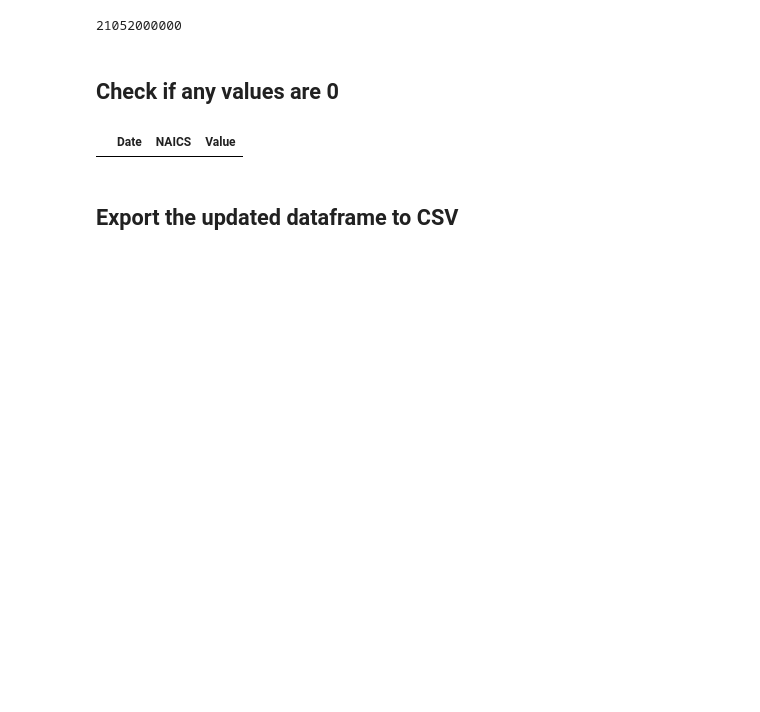
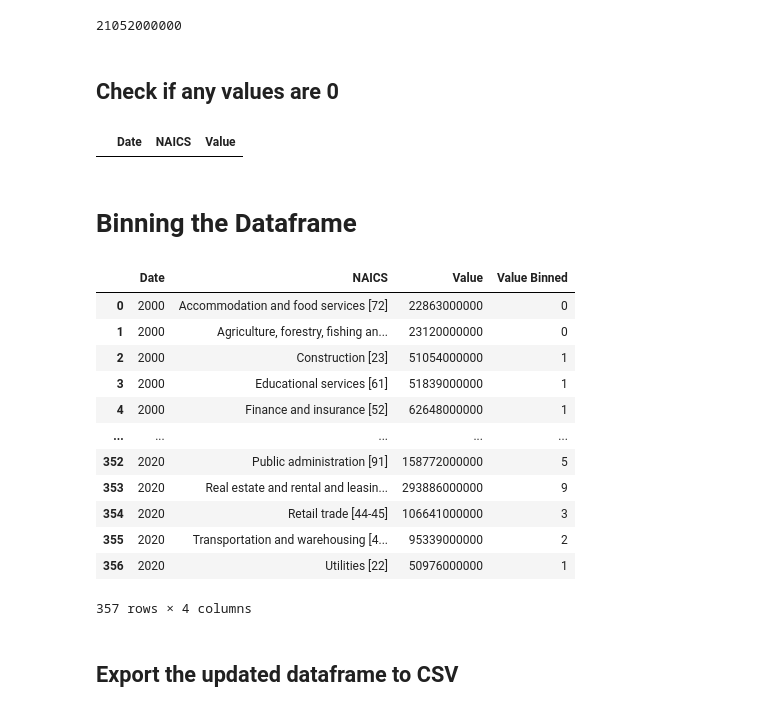
Before and after one commit to KhaledElbasiouni/CSI4142-Project, a Jupyter notebook: data-staging-gdp.ipynb, the cells around one changed output. Cells and saved outputs as stored; diff of their text form; code cells hidden in the pictures; blank space fills up the shorter version.

Commit message:
Bin value attributes for GDP df

```diff
--- a/data-staging-gdp.ipynb
+++ b/data-staging-gdp.ipynb
@@ -251,6 +251,26 @@ df_grouped['Value'].min()
 df_grouped[df_grouped['Value'] == 0]
 # %% [output]
 |  | Date | NAICS | Value |
+# %% [markdown]
+# Binning the Dataframe
+# %%
+bin_edges = pd.cut(df_grouped['Value'], bins=10, retbins=True)[1]
+df_grouped['Value Binned'] = pd.cut(df_grouped['Value'], bins=bin_edges, labels=range(10))
+df_grouped
+# %% [output]
+|  | Date | NAICS | Value | Value Binned |
+| 0 | 2000 | Accommodation and food services [72] | 22863000000 | 0 |
+| 1 | 2000 | Agriculture, forestry, fishing an... | 23120000000 | 0 |
+| 2 | 2000 | Construction [23] | 51054000000 | 1 |
+| 3 | 2000 | Educational services [61] | 51839000000 | 1 |
+| 4 | 2000 | Finance and insurance [52] | 62648000000 | 1 |
+| ... | ... | ... | ... | ... |
+| 352 | 2020 | Public administration [91] | 158772000000 | 5 |
+| 353 | 2020 | Real estate and rental and leasin... | 293886000000 | 9 |
+| 354 | 2020 | Retail trade [44-45] | 106641000000 | 3 |
+| 355 | 2020 | Transportation and warehousing [4... | 95339000000 | 2 |
+| 356 | 2020 | Utilities [22] | 50976000000 | 1 |
+357 rows × 4 columns
 # %% [markdown]
 ## Export the updated dataframe to CSV
 # %%
```
